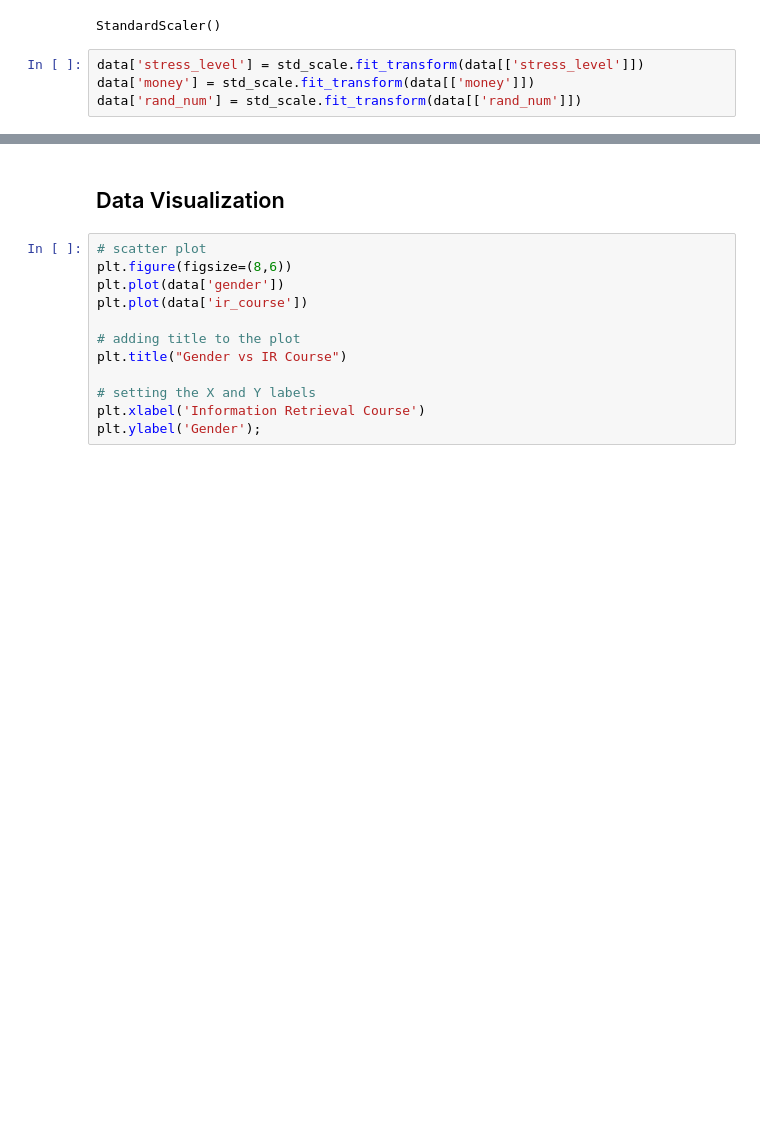
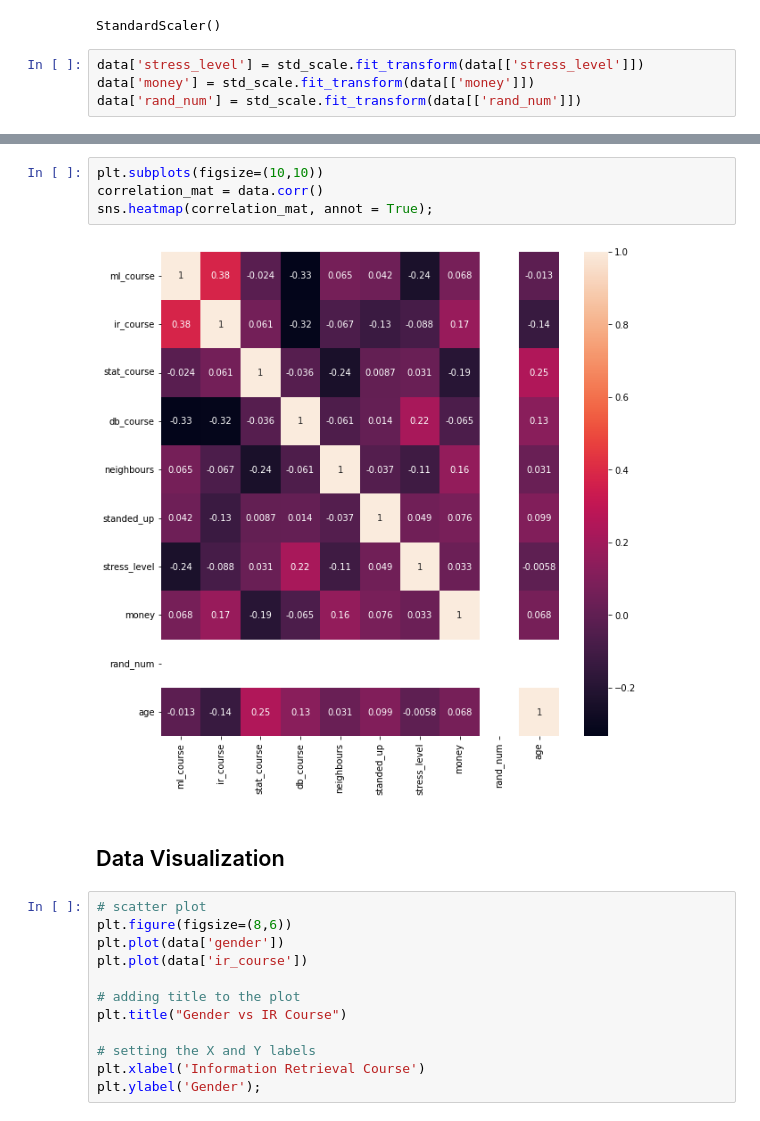
Before and after one commit to melisnv/data-mining-techniques, a Jupyter notebook: task1_explore/1A_EDDA/eda_melis.ipynb, the cells around one changed output, grey strips where cells are left out. Drawn from its saved outputs; the diff is of its cells as text; blank space fills up the shorter version.

```diff
--- a/task1_explore/1A_EDDA/eda_melis.ipynb
+++ b/task1_explore/1A_EDDA/eda_melis.ipynb
@@ -1002,3 +1016,9 @@ data.describe()
+# %%
+plt.subplots(figsize=(10,10))
+correlation_mat = data.corr()
+sns.heatmap(correlation_mat, annot = True);
+# %% [output]
+[figure, added]
 # %% [markdown]
 ## Data Visualization
 # %%
```
Also changed, not shown: parts of 5 cells of this notebook.
